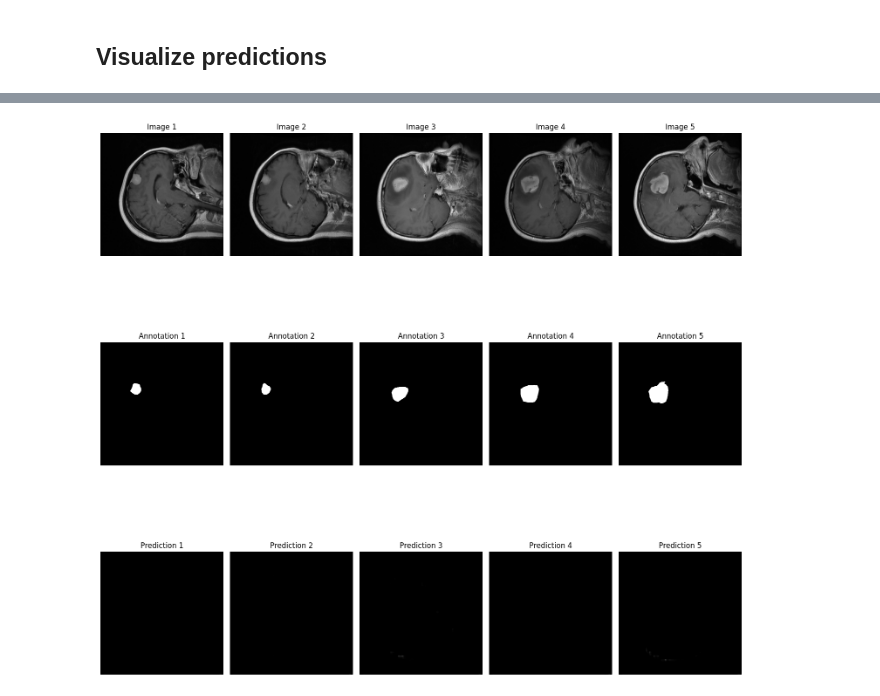
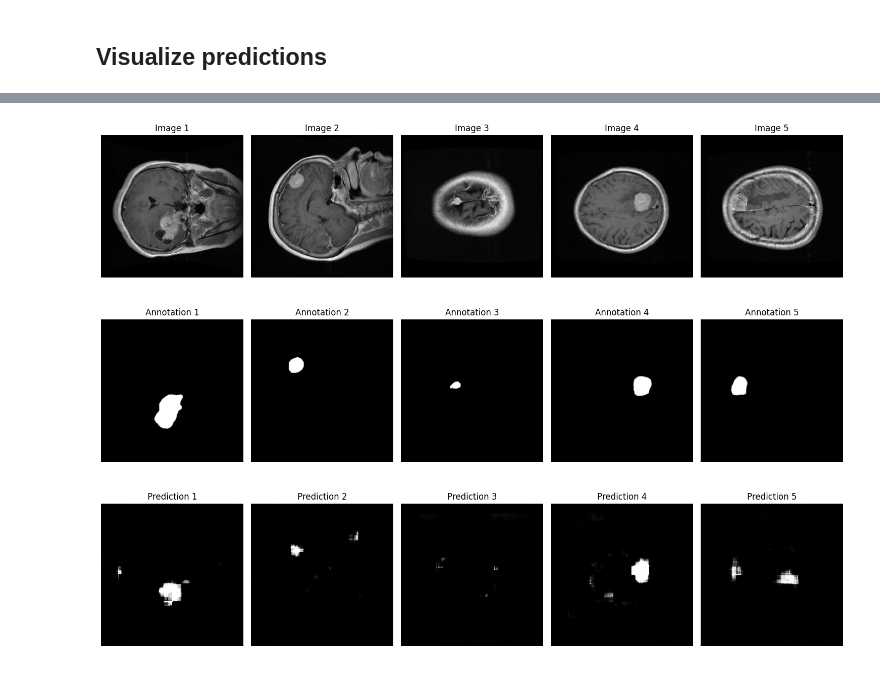
Before and after one commit to EmilisGit/Vaizdu_apdorojimas, a Jupyter notebook: Vaizdu_apdorojimas_lab5.ipynb, the cells around one changed output, grey strips where cells are left out. Saved outputs shown, nothing was run; the diff lists cells and outputs as text; code cells hidden in the pictures.

```diff
--- a/Vaizdu_apdorojimas_lab5.ipynb
+++ b/Vaizdu_apdorojimas_lab5.ipynb
@@ -45,7 +44,11 @@ IMG_SIZE = (512, 512)
+# %%
+BATCH_SIZE = 10
+IMG_SIZE = (256, 256)
 # %%
-#@title conver byte arrays to numpy, normalize and convert to tf dataset
+#@title Convert byte arrays to numpy, resize, normalize and convert to tf dataset
 def bytes_to_numpy(image_bytes):
     image = Image.open(io.BytesIO(image_bytes))
+    image = image.resize(IMG_SIZE)
     return np.array(image)
 
 def to_tf_dataset(dataset, batch_size, buffer_size):
@@ -171,7 +191,7 @@ ValueError: Argument `output` must have rank (ndim) `target.ndim - 1`. Received:
 # %% [markdown]
 ## Visualize predictions
 # %%
-from keras.models import load_model
+model = load_model("mri_segmentation.keras")
 
 val_preds = model.predict(tf_valid_ds)
 # %% [output]
@@ -179,6 +199,6 @@ val_preds = model.predict(tf_valid_ds)
 # %%
 # Take the first 5 batches from the validation dataset
-for i, (images, annotations) in enumerate(tf_valid_ds.take(1)):
+for i, (images, annotations) in enumerate(tf_test_ds.take(1)):
   # Only take the first 5 images and annotations from the batch
   images = images[:5]
   annotations = annotations[:5]
@@ -187,7 +207,7 @@ for i, (images, annotations) in enumerate(tf_valid_ds.take(1)):
   predictions = model.predict(images)
 
   # Display the first 5 validation dataset images, annotations, and predictions
-  plt.figure(figsize=(15, 20))
+  plt.figure(figsize=(15, 15))
   for j in range(5):
       # Original Image
       plt.subplot(4, 5, j + 1)
@@ -214 +234 @@ for i, (images, annotations) in enumerate(tf_valid_ds.take(1)):
-[figure, old version]
+[figure, new version]
```
Also changed, not shown: parts of 8 cells of this notebook.
